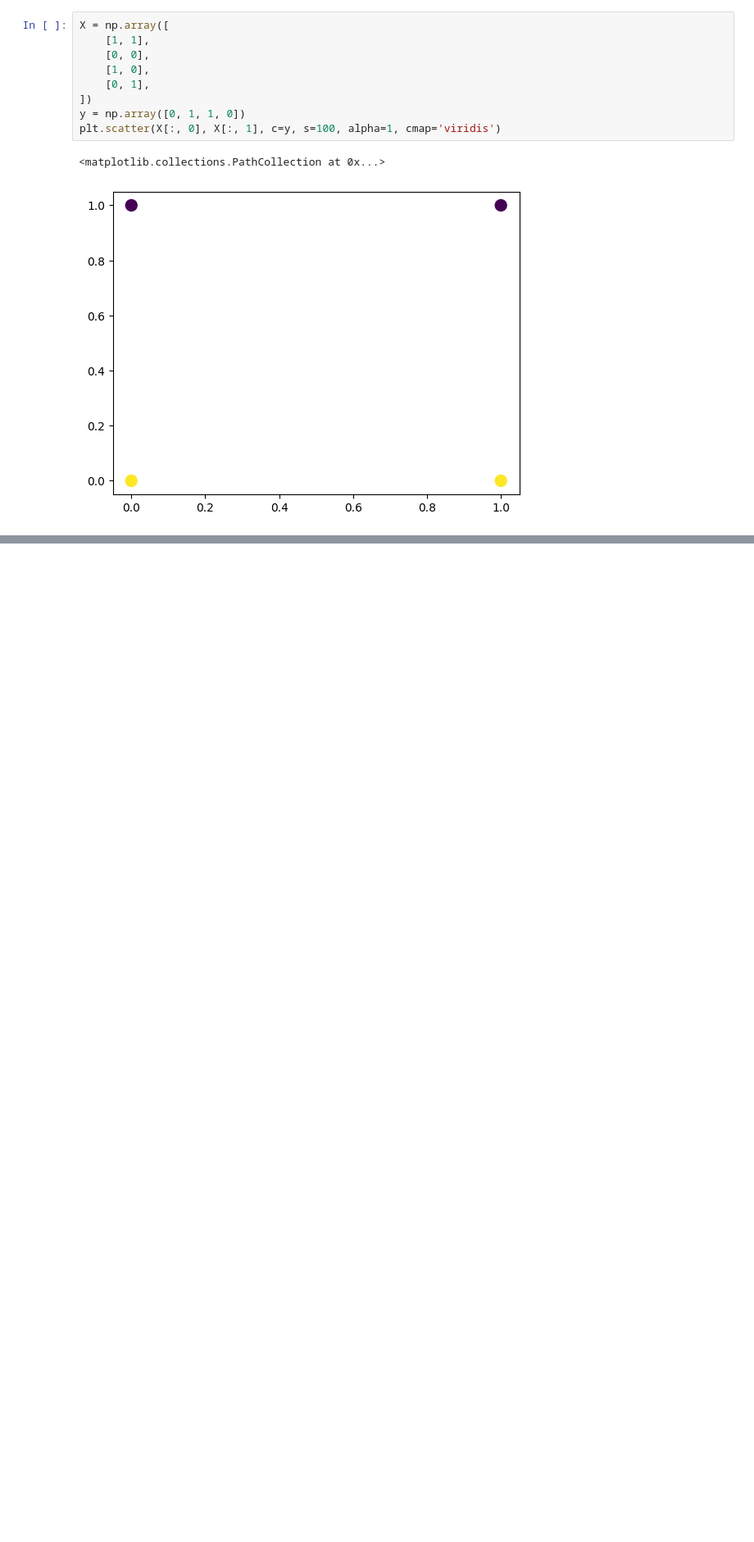
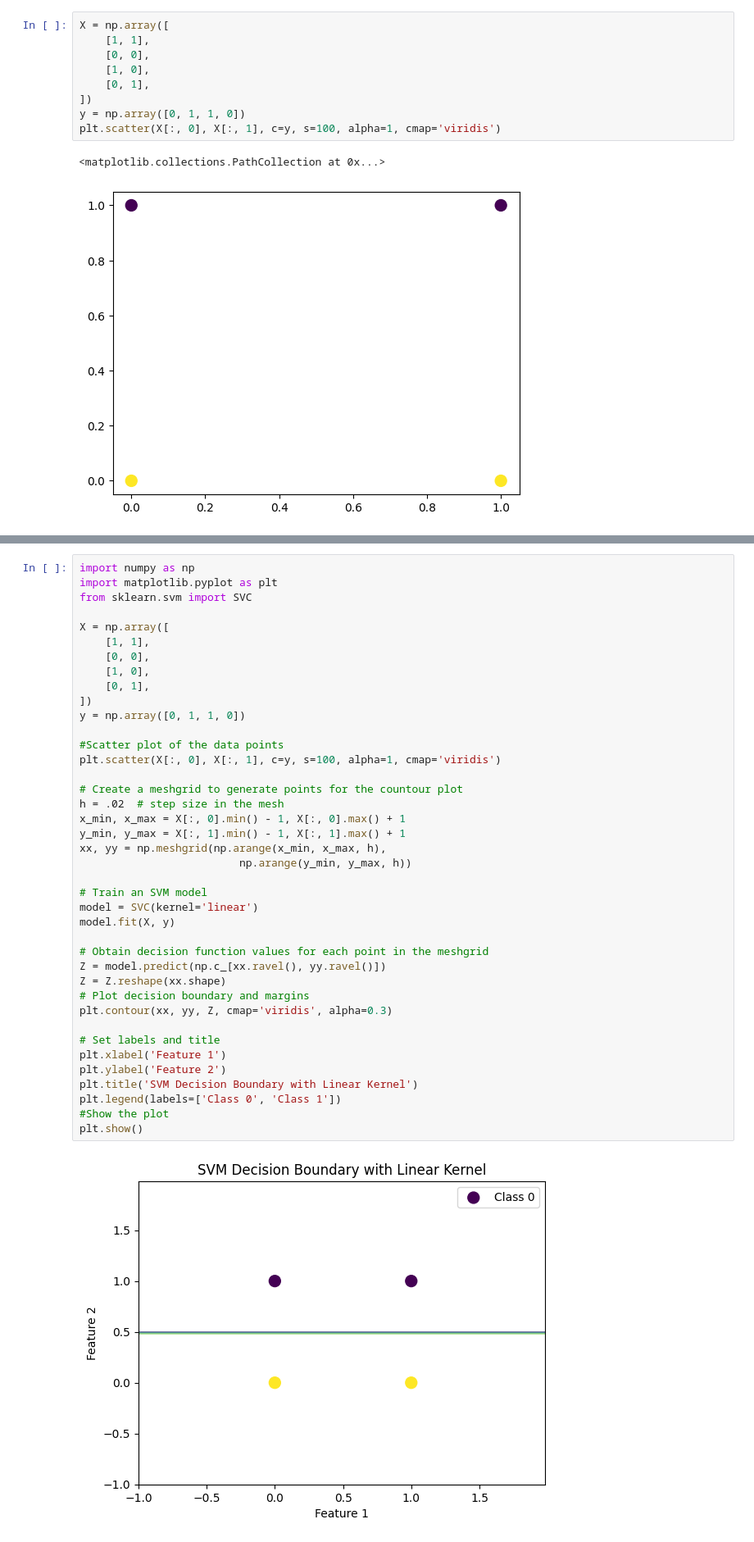
Before and after one commit to pm012/DataScience_sandbox, a Jupyter notebook: notebooks/module5/module5_1.ipynb, the cells around one changed output, grey strips where cells are left out. Shown at 82% size. Drawn from its saved outputs; the diff is of its cells as text; blank space fills up the shorter version.

```diff
--- a/notebooks/module5/module5_1.ipynb
+++ b/notebooks/module5/module5_1.ipynb
@@ -128,0 +131,42 @@ model.decision_function(X)
+# %%
+import numpy as np
+import matplotlib.pyplot as plt
+from sklearn.svm import SVC
+
+X = np.array([
+    [1, 1],
+    [0, 0],
+    [1, 0],
+    [0, 1],
+])
+y = np.array([0, 1, 1, 0])
+
+#Scatter plot of the data points
+plt.scatter(X[:, 0], X[:, 1], c=y, s=100, alpha=1, cmap='viridis')
+
+# Create a meshgrid to generate points for the countour plot
+h = .02  # step size in the mesh
+x_min, x_max = X[:, 0].min() - 1, X[:, 0].max() + 1
+y_min, y_max = X[:, 1].min() - 1, X[:, 1].max() + 1
+xx, yy = np.meshgrid(np.arange(x_min, x_max, h),
+                         np.arange(y_min, y_max, h))
+
+# Train an SVM model
+model = SVC(kernel='linear')
+model.fit(X, y)
+
+# Obtain decision function values for each point in the meshgrid
+Z = model.predict(np.c_[xx.ravel(), yy.ravel()])
+Z = Z.reshape(xx.shape)
+# Plot decision boundary and margins
+plt.contour(xx, yy, Z, cmap='viridis', alpha=0.3)
+
+# Set labels and title
+plt.xlabel('Feature 1')
+plt.ylabel('Feature 2')
+plt.title('SVM Decision Boundary with Linear Kernel')
+plt.legend(labels=['Class 0', 'Class 1'])
+#Show the plot
+plt.show()
+# %% [output]
+[figure, added]
```
Also changed, not shown: parts of 21 cells of this notebook.
